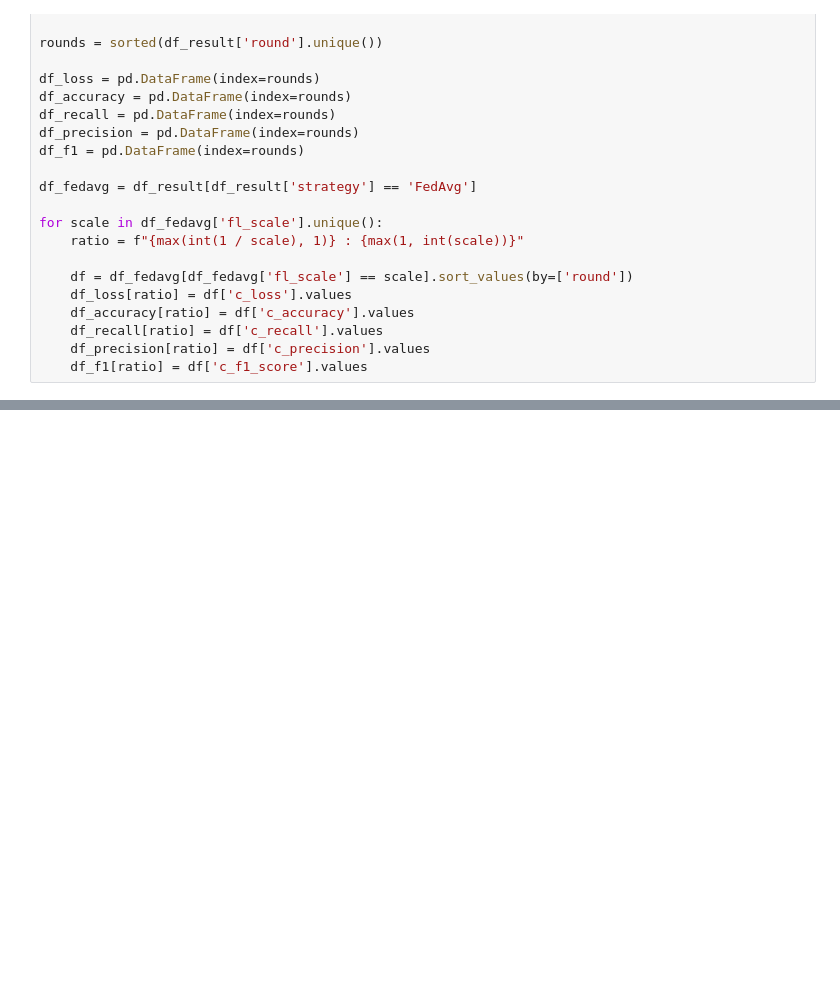
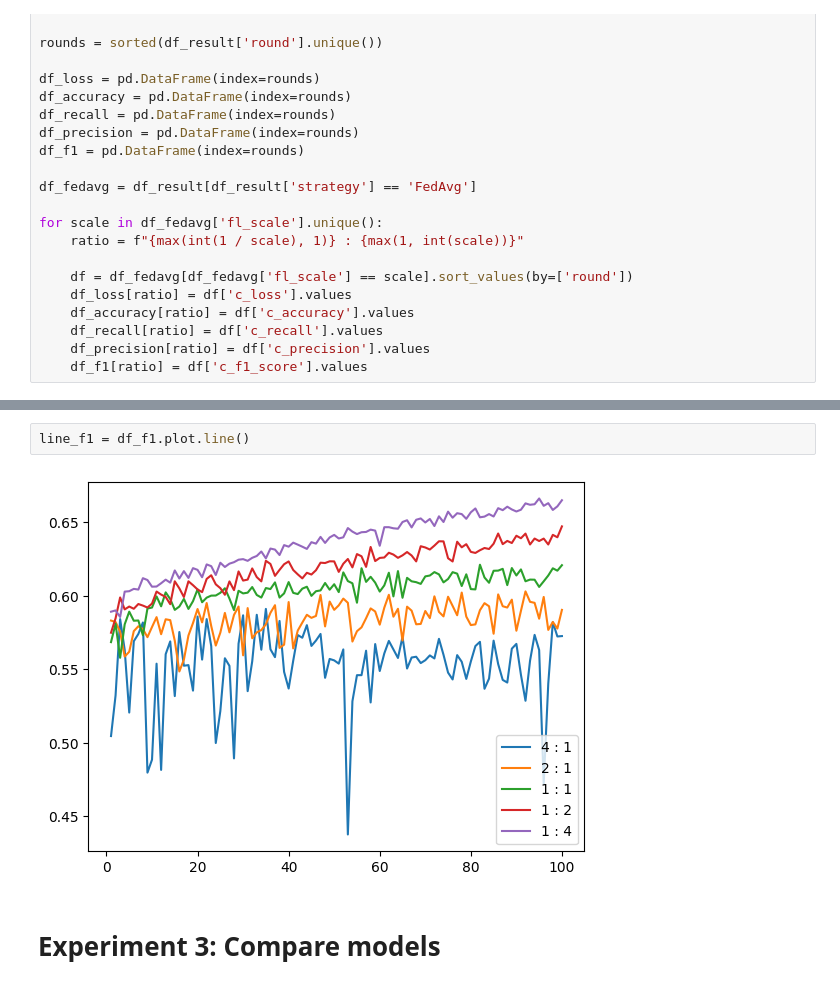
Before and after one commit to hyu-iot/federated-learning, a Jupyter notebook: src/visualize_result.ipynb, the cells around one changed output, grey strips where cells are left out. Drawn from its saved outputs; the diff is of its cells as text; blank space fills up the shorter version.

Commit message:
Add visualization for the model compare experiment

```diff
--- a/src/visualize_result.ipynb
+++ b/src/visualize_result.ipynb
@@ -75,0 +74,6 @@ line_accuracy = df_accuracy.plot.line()
+# %%
+line_f1 = df_f1.plot.line()
+# %% [output]
+[figure, added]
+# %% [markdown]
+# Experiment 3: Compare models
```
Also changed, not shown: parts of 5 cells of this notebook.
